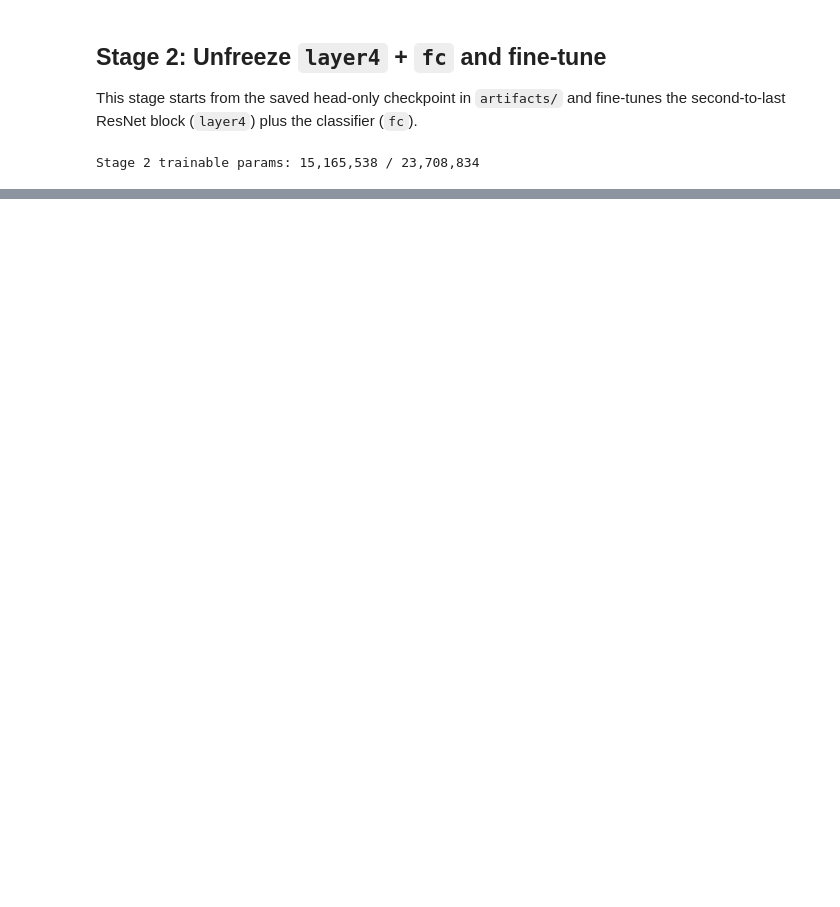
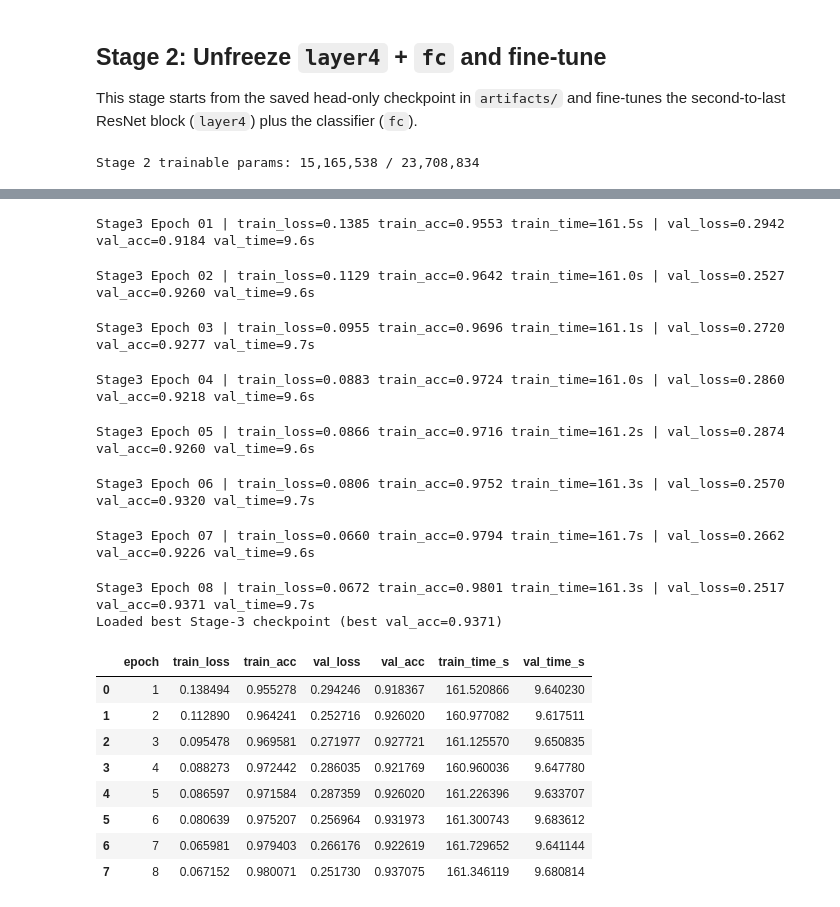
Before and after one commit to rkutyna/BirdBrained, a Jupyter notebook: resnet.ipynb, the cells around one changed output, grey strips where cells are left out. Cells and saved outputs as stored; diff of their text form; code cells hidden in the pictures; blank space fills up the shorter version.

```diff
--- a/resnet.ipynb
+++ b/resnet.ipynb
@@ -789,0 +983,67 @@ Saved: artifacts/resnet50_nabirds_layer4_finetuned_decay_2e-4_tt_80-20.pt
+# %%
+# Stage-3 training loop
+best_val_acc_stage3 = -1.0
+best_state_stage3 = None
+history_stage3 = []
+
+for epoch in range(1, STAGE3_EPOCHS + 1):
+    train_loss, train_acc, train_time = run_epoch(
+        stage3_model,
+        train_loader,
+        criterion,
+        optimizer=stage3_optimizer,
+        split_name=f"s3 train e{epoch:02d}",
+    )
+    val_loss, val_acc, val_time = run_epoch(
+        stage3_model,
+        val_loader,
+        criterion,
+        optimizer=None,
+        split_name=f"s3 val   e{epoch:02d}",
+    )
+
+    history_stage3.append({
+        "epoch": epoch,
+        "train_loss": train_loss,
+        "train_acc": train_acc,
+        "val_loss": val_loss,
+        "val_acc": val_acc,
+        "train_time_s": train_time,
+        "val_time_s": val_time,
+    })
+
+    if val_acc > best_val_acc_stage3:
+        best_val_acc_stage3 = val_acc
+        best_state_stage3 = {k: v.cpu().clone() for k, v in stage3_model.state_dict().items()}
+
+    print(
+        f"Stage3 Epoch {epoch:02d} | "
+        f"train_loss={train_loss:.4f} train_acc={train_acc:.4f} train_time={train_time:.1f}s | "
+        f"val_loss={val_loss:.4f} val_acc={val_acc:.4f} val_time={val_time:.1f}s"
+    )
+
+if best_state_stage3 is not None:
+    stage3_model.load_state_dict(best_state_stage3)
+    print(f"Loaded best Stage-3 checkpoint (best val_acc={best_val_acc_stage3:.4f})")
+
+history_stage3_df = pd.DataFrame(history_stage3)
+history_stage3_df
+# %% [output]
+Stage3 Epoch 01 | train_loss=0.1385 train_acc=0.9553 train_time=161.5s | val_loss=0.2942 val_acc=0.9184 val_time=9.6s
+Stage3 Epoch 02 | train_loss=0.1129 train_acc=0.9642 train_time=161.0s | val_loss=0.2527 val_acc=0.9260 val_time=9.6s
+Stage3 Epoch 03 | train_loss=0.0955 train_acc=0.9696 train_time=161.1s | val_loss=0.2720 val_acc=0.9277 val_time=9.7s
+Stage3 Epoch 04 | train_loss=0.0883 train_acc=0.9724 train_time=161.0s | val_loss=0.2860 val_acc=0.9218 val_time=9.6s
+Stage3 Epoch 05 | train_loss=0.0866 train_acc=0.9716 train_time=161.2s | val_loss=0.2874 val_acc=0.9260 val_time=9.6s
+Stage3 Epoch 06 | train_loss=0.0806 train_acc=0.9752 train_time=161.3s | val_loss=0.2570 val_acc=0.9320 val_time=9.7s
+Stage3 Epoch 07 | train_loss=0.0660 train_acc=0.9794 train_time=161.7s | val_loss=0.2662 val_acc=0.9226 val_time=9.6s
+Stage3 Epoch 08 | train_loss=0.0672 train_acc=0.9801 train_time=161.3s | val_loss=0.2517 val_acc=0.9371 val_time=9.7s
+Loaded best Stage-3 checkpoint (best val_acc=0.9371)
+|  | epoch | train_loss | train_acc | val_loss | val_acc | train_time_s | val_time_s |
+| 0 | 1 | 0.138494 | 0.955278 | 0.294246 | 0.918367 | 161.520866 | 9.640230 |
+| 1 | 2 | 0.112890 | 0.964241 | 0.252716 | 0.926020 | 160.977082 | 9.617511 |
+| 2 | 3 | 0.095478 | 0.969581 | 0.271977 | 0.927721 | 161.125570 | 9.650835 |
+| 3 | 4 | 0.088273 | 0.972442 | 0.286035 | 0.921769 | 160.960036 | 9.647780 |
+| 4 | 5 | 0.086597 | 0.971584 | 0.287359 | 0.926020 | 161.226396 | 9.633707 |
+| 5 | 6 | 0.080639 | 0.975207 | 0.256964 | 0.931973 | 161.300743 | 9.683612 |
+| 6 | 7 | 0.065981 | 0.979403 | 0.266176 | 0.922619 | 161.729652 | 9.641144 |
+| 7 | 8 | 0.067152 | 0.980071 | 0.251730 | 0.937075 | 161.346119 | 9.680814 |
```
Also changed, not shown: parts of 21 cells of this notebook, 8 other files.
